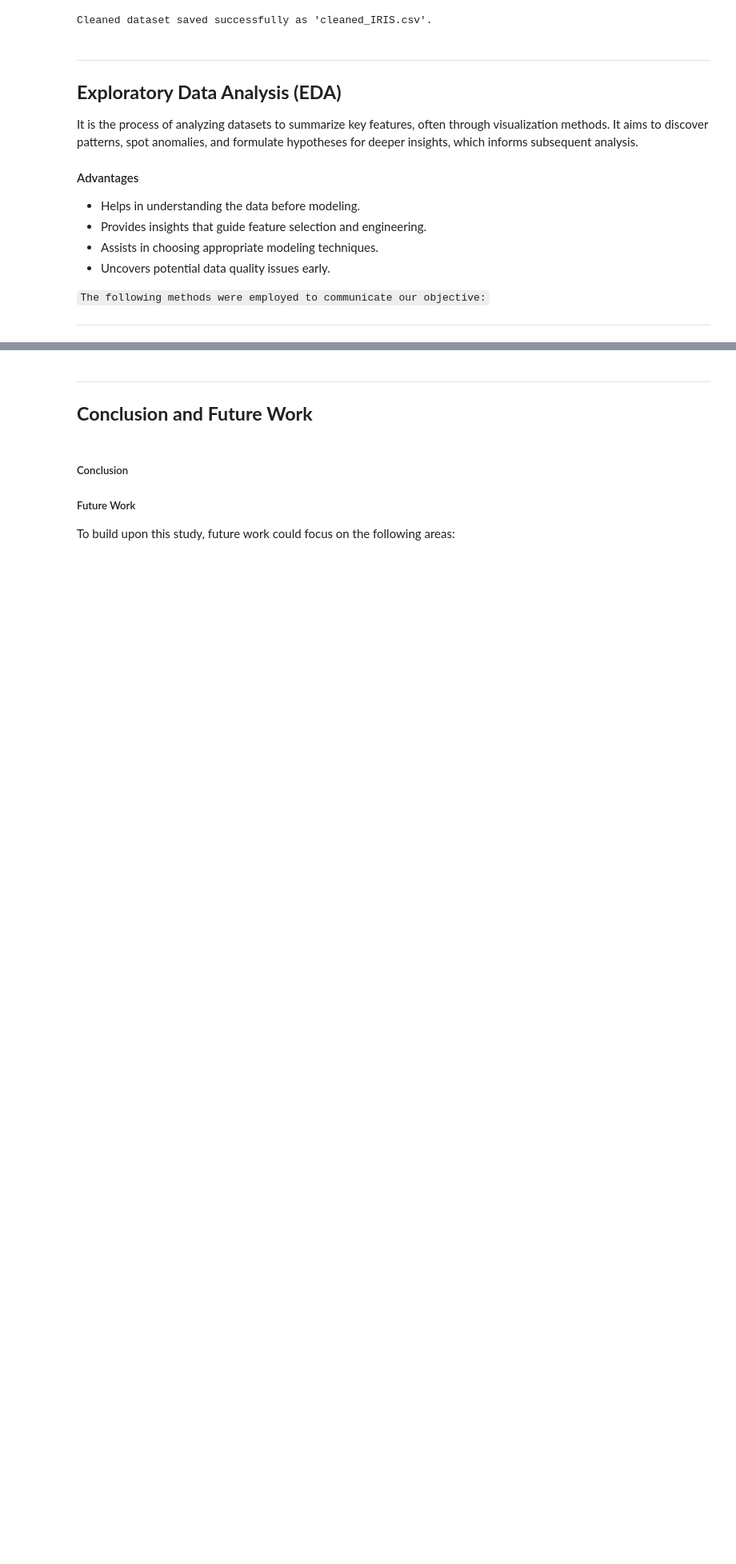
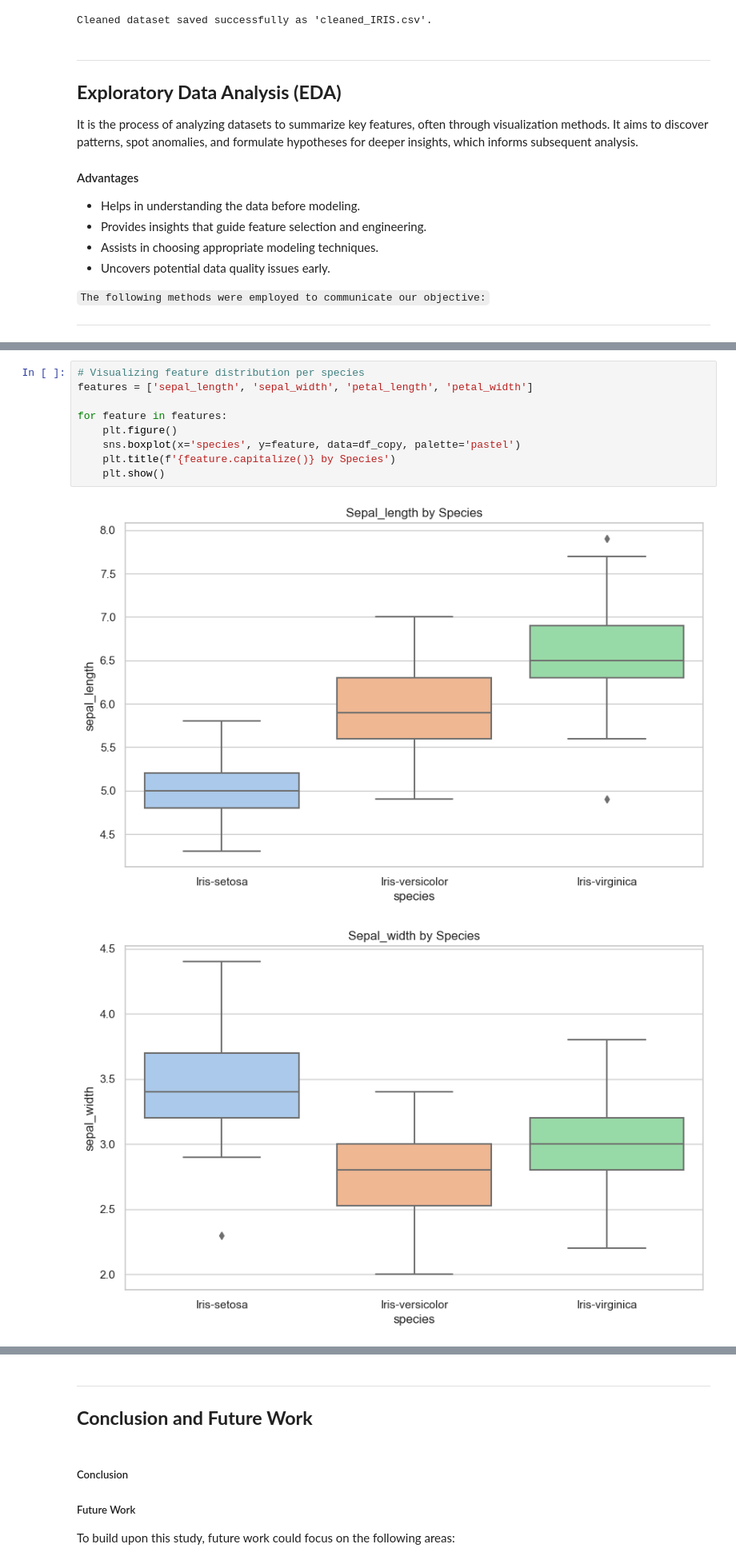
Before and after one commit to NoziphoNdebele/2025_Data_Science_Projects, a Jupyter notebook: IRIS_FLOWER_CLASSIFICATION/IRIS_FLOWER_CLASSIFICATION.ipynb, the cells around one changed output, grey strips where cells are left out. Shown at 80% size. Saved outputs shown, nothing was run; the diff lists cells and outputs as text; blank space fills up the shorter version.

```diff
--- a/IRIS_FLOWER_CLASSIFICATION/IRIS_FLOWER_CLASSIFICATION.ipynb
+++ b/IRIS_FLOWER_CLASSIFICATION/IRIS_FLOWER_CLASSIFICATION.ipynb
@@ -328,0 +388,12 @@ It is the process of analyzing datasets to summarize key features, often through
+# %%
+# Visualizing feature distribution per species
+features = ['sepal_length', 'sepal_width', 'petal_length', 'petal_width']
+
+for feature in features:
+    plt.figure()
+    sns.boxplot(x='species', y=feature, data=df_copy, palette='pastel')
+    plt.title(f'{feature.capitalize()} by Species')
+    plt.show()
+# %% [output]
+[figure, added]
+[figure, added]
```
Also changed, not shown: parts of 12 cells of this notebook, 1 other file.
